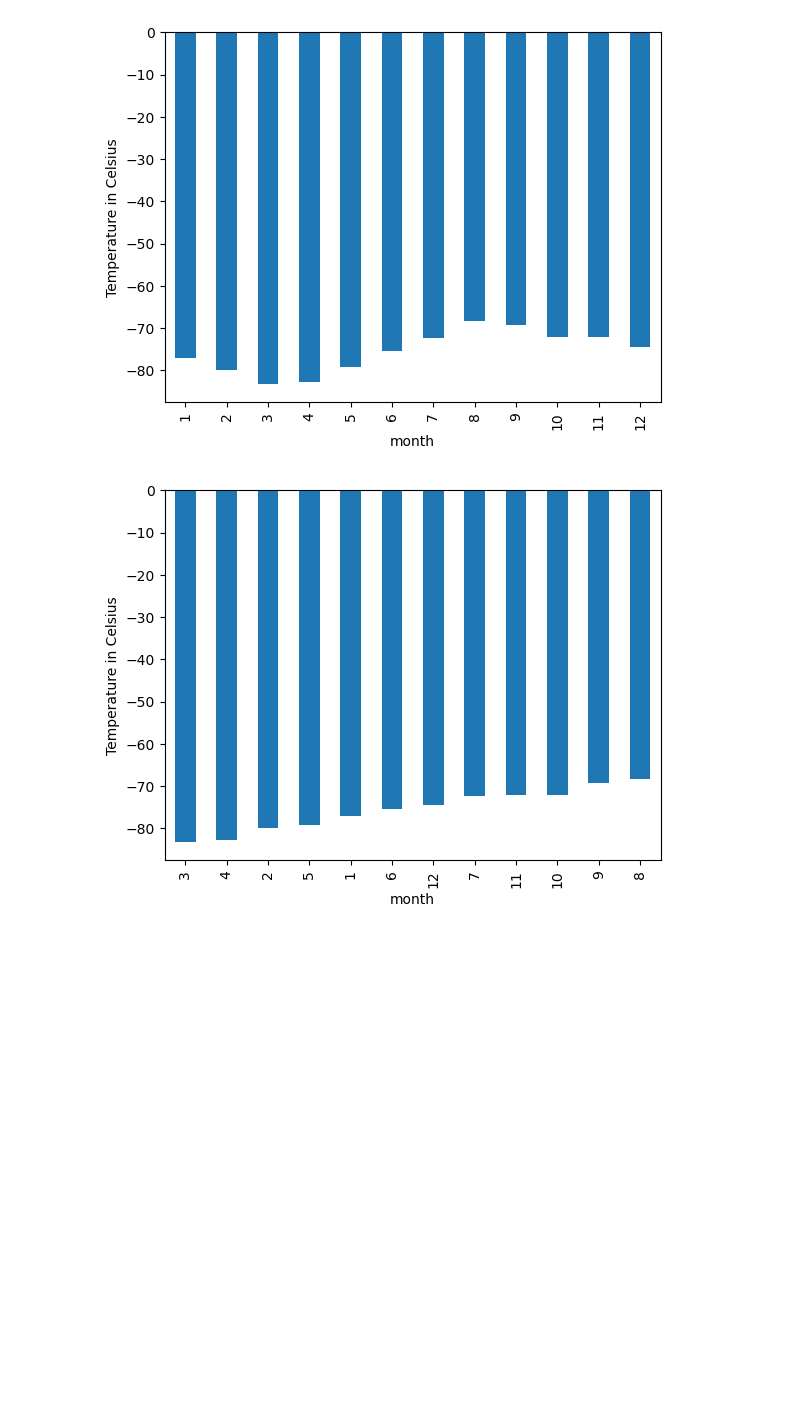
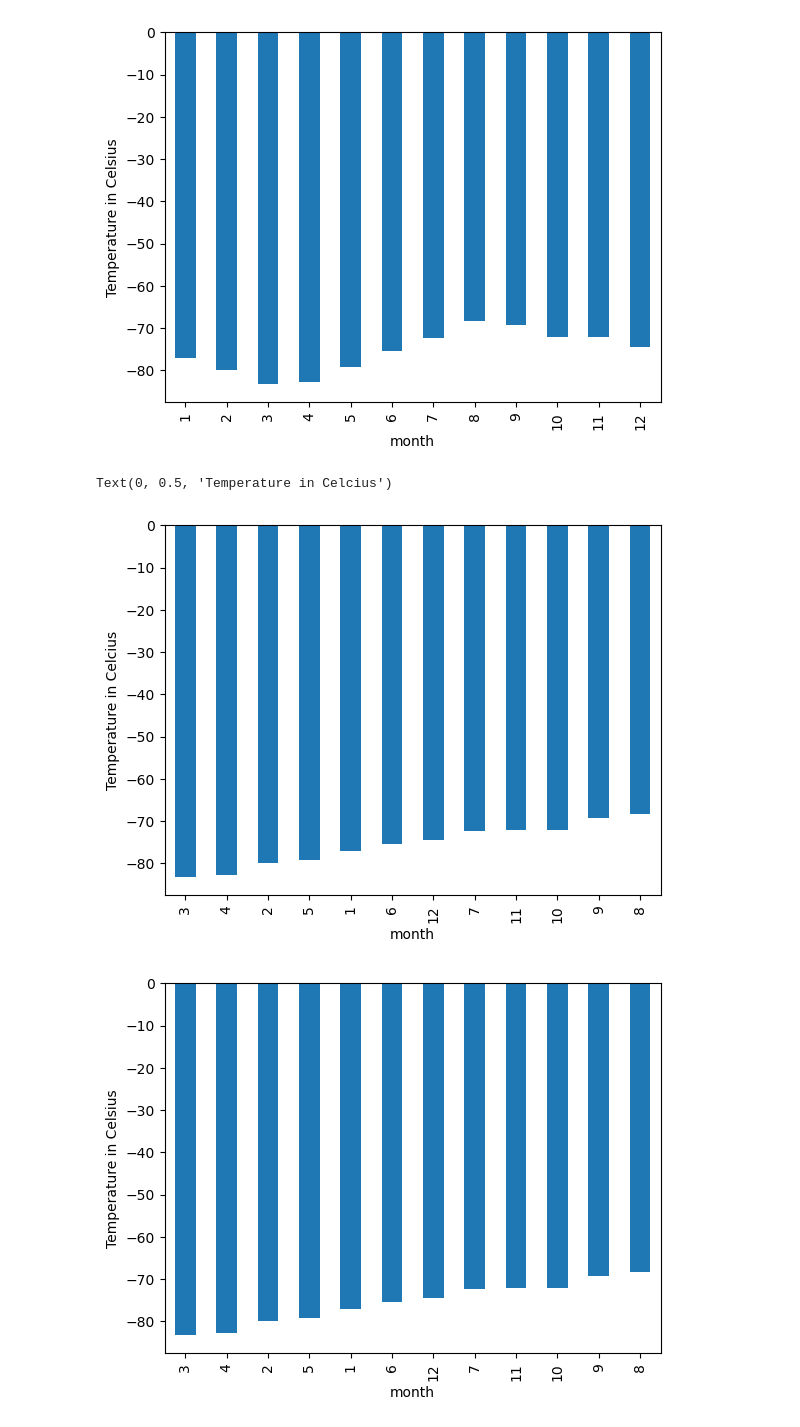
Before and after one commit to xoffvsg/Data_Collection_Challenge, a Jupyter notebook: part_2_mars_weather.ipynb, the cells around one changed output. Drawn from its saved outputs; the diff is of its cells as text; code cells hidden in the pictures; blank space fills up the shorter version.

```diff
--- a/part_2_mars_weather.ipynb
+++ b/part_2_mars_weather.ipynb
@@ -184,3 +249,10 @@ Name: min_temp, dtype: float64
 # %% [output]
 [figure]
+# %%
+# Identify the coldest and hottest months in Curiosity's location
+average_df['min_temp'].sort_values().plot(kind="bar")
+plt.ylabel("Temperature in Celcius")
+# %% [output]
+Text(0, 0.5, 'Temperature in Celcius')
+[figure, added]
 # %%
```
Also changed, not shown: parts of 17 cells of this notebook, 4 other files.
